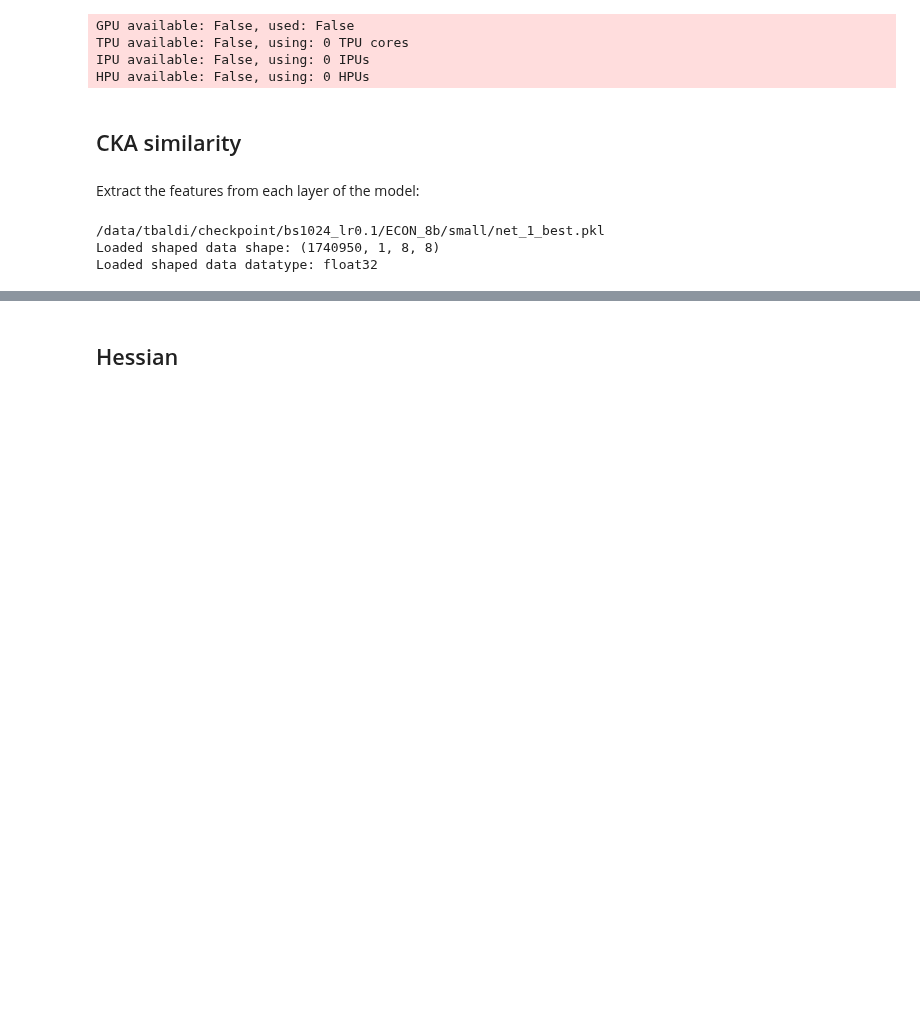
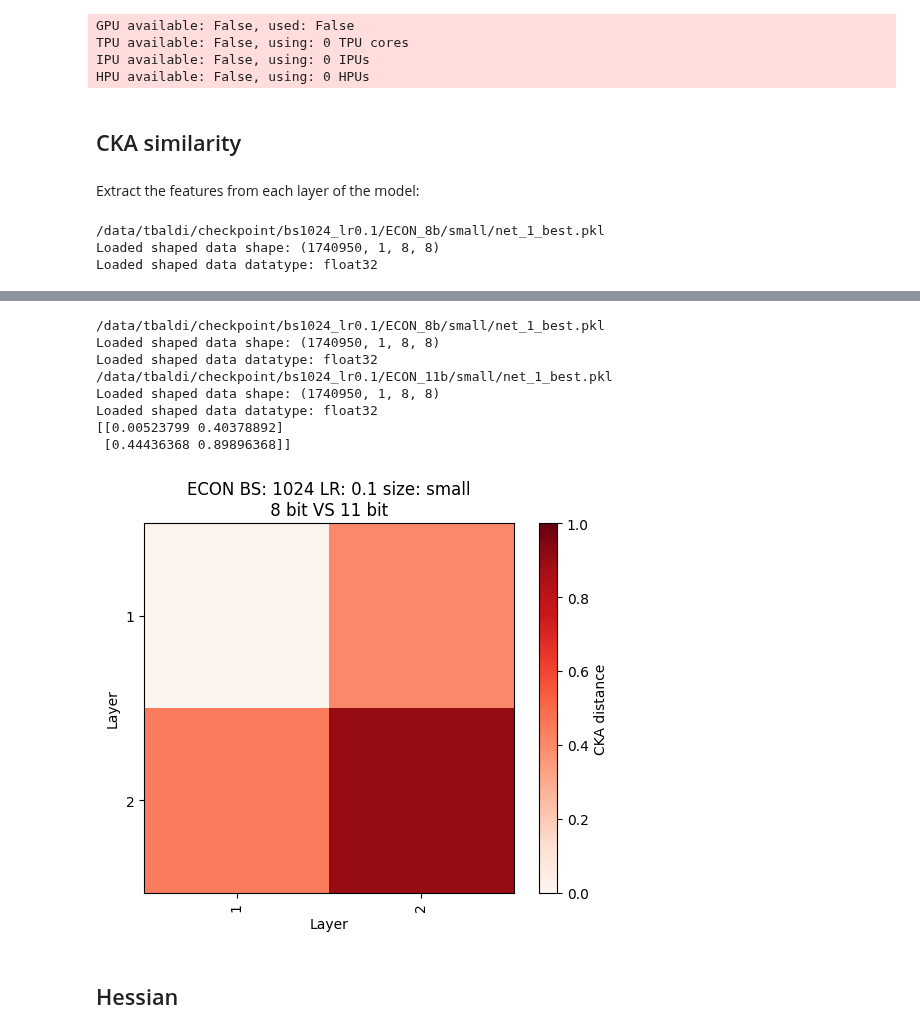
Before and after one commit to Vis4SciML/loss_landscape_taxonomy, a Jupyter notebook: workspace/notebooks/metric_analysis.ipynb, the cells around one changed output, grey strips where cells are left out. Cells and saved outputs as stored; diff of their text form; code cells hidden in the pictures; blank space fills up the shorter version.

Commit message:
CKA compare among models

```diff
--- a/workspace/notebooks/metric_analysis.ipynb
+++ b/workspace/notebooks/metric_analysis.ipynb
@@ -186,3 +185,33 @@ plot_cka_heatmap(result['cka_dist'],
+# %%
+model_small = load_model(base_path, batch_size, learning_rate, 8, 'small')
+data_module_small = get_data_module(batch_size)
+
+model_baseline = load_model(base_path, batch_size, learning_rate, 11, 'small')
+data_module_baseline = get_data_module(batch_size)
+
+activation_layers=['encoder.relu1', 'encoder.relu2']
+
+metric = CKA(model_small,
+             data_module_small.test_dataloader(),
+             activation_layers=activation_layers)
+
+result = metric.compare(model_baseline,
+                        data_module_baseline.test_dataloader(),
+                        activation_layers)
+
+
+plot_cka_heatmap(result['cka_dist'],
+                 f"ECON BS: {batch_size} LR: {learning_rate} size: {size}\n 8 bit VS 11 bit ")
+# %% [output]
+/data/tbaldi/checkpoint/bs1024_lr0.1/ECON_8b/small/net_1_best.pkl
+Loaded shaped data shape: (1740950, 1, 8, 8)
+Loaded shaped data datatype: float32
+/data/tbaldi/checkpoint/bs1024_lr0.1/ECON_11b/small/net_1_best.pkl
+Loaded shaped data shape: (1740950, 1, 8, 8)
+Loaded shaped data datatype: float32
+[[0.00523799 0.40378892]
+ [0.44436368 0.89896368]]
+[figure, added]
 # %% [markdown]
 ## Hessian
 # %%
```
Also changed, not shown: parts of 2 cells of this notebook, 2 other files.
